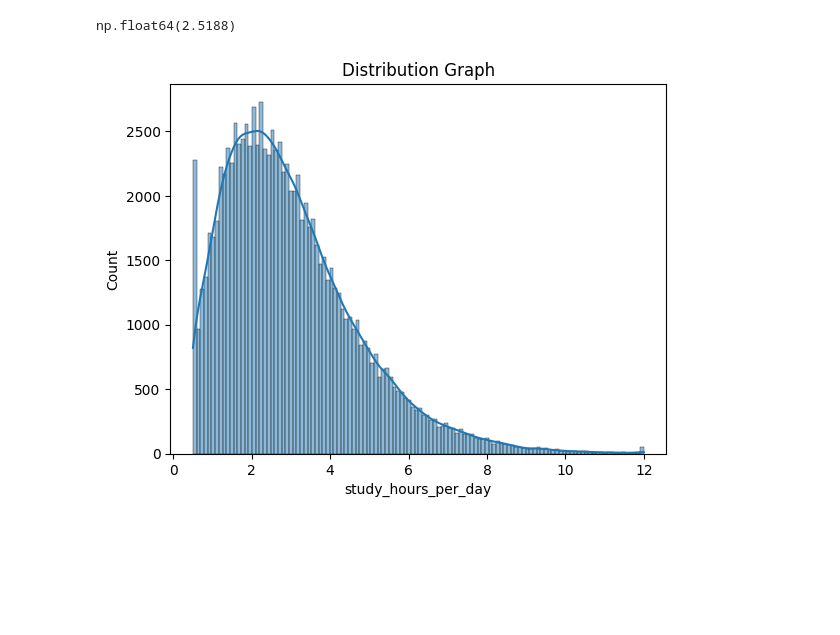
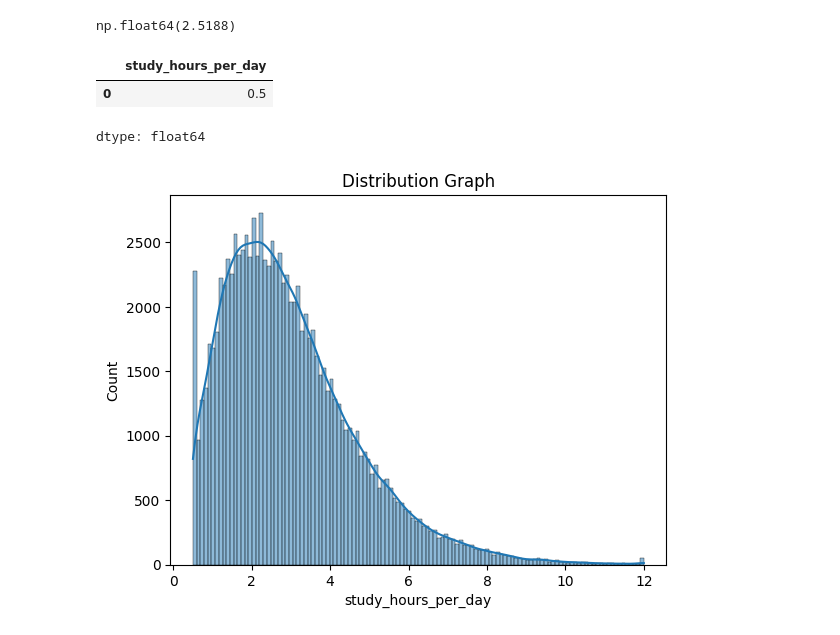
Before and after one commit to agentshanz/StudentGradePredictModel, a Jupyter notebook: StudentGradePredictModel.ipynb, the cells around one changed output. Cells and saved outputs as stored; diff of their text form; code cells hidden in the pictures; blank space fills up the shorter version.

```diff
--- a/StudentGradePredictModel.ipynb
+++ b/StudentGradePredictModel.ipynb
@@ -187,6 +197,12 @@ plt.show()
 df['performance_grade'].mean()
 # %% [output]
 np.float64(2.5188)
+# %%
+df['study_hours_per_day'].mode()
+# %% [output]
+|  | study_hours_per_day |
+| 0 | 0.5 |
+dtype: float64
 # %%
 sns.histplot(df["study_hours_per_day"], kde=True)
 plt.title("Distribution Graph")
```
Also changed, not shown: parts of 21 cells of this notebook.
